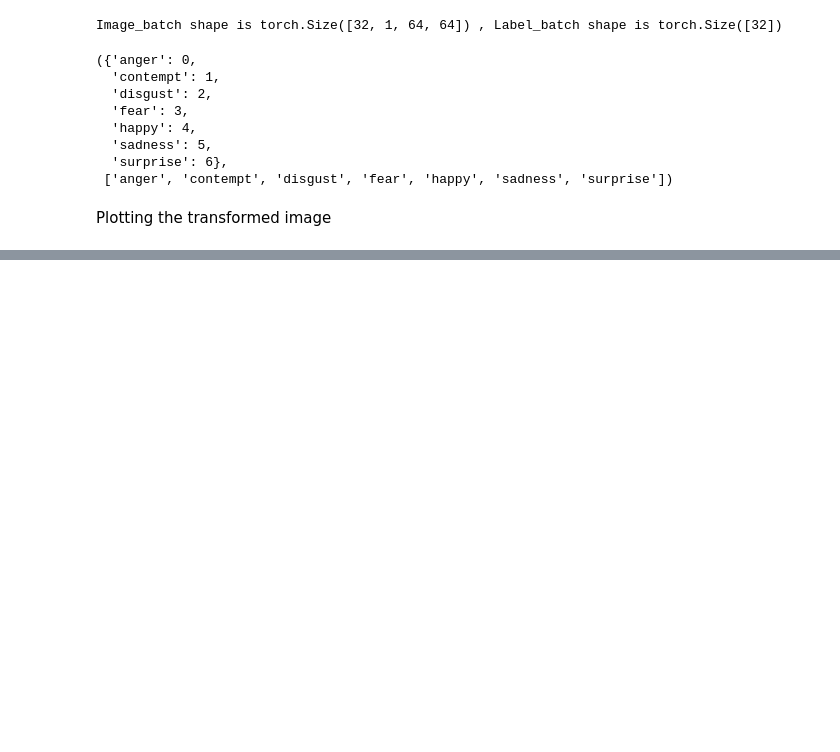
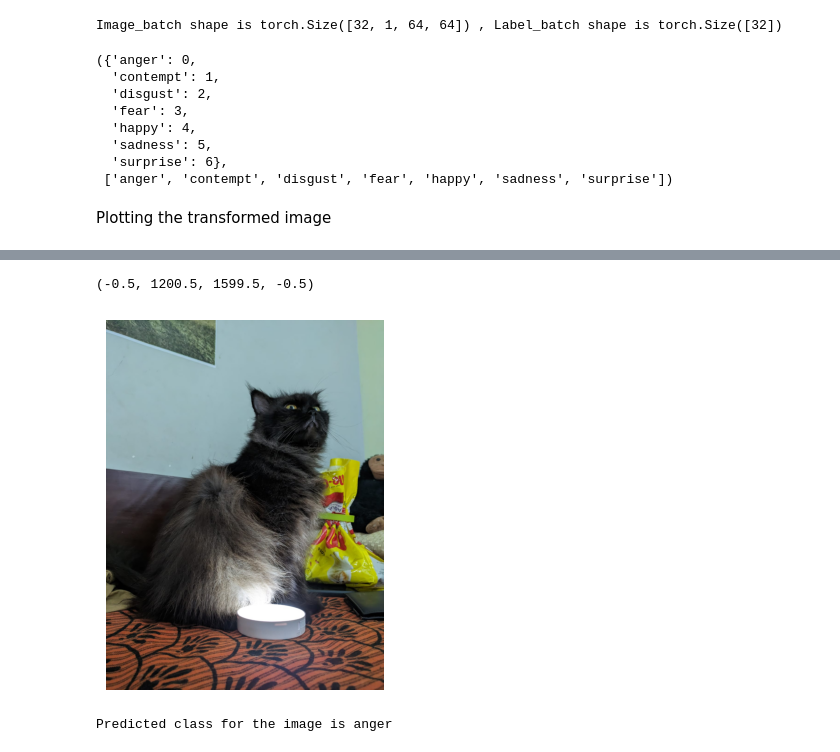
Before and after one commit to Pdinesh-k/Facial-Expression-Recognition, a Jupyter notebook: Facial_Expression_Recognition.ipynb, the cells around one changed output, grey strips where cells are left out. Saved outputs shown, nothing was run; the diff lists cells and outputs as text; code cells hidden in the pictures; blank space fills up the shorter version.

```diff
--- a/Facial_Expression_Recognition.ipynb
+++ b/Facial_Expression_Recognition.ipynb
@@ -336,0 +541,4 @@ display_random_images(train_data_custom , class_names , 10 , seed = None)
+# %%
+import torchvision
+target_image = torchvision.io.read_image(str("Annie.jpg")).type(torch.float32)/255
+target_image
@@ -336,0 +563,6 @@ display_random_images(train_data_custom , class_names , 10 , seed = None)
+# %%
+plt.imshow(target_image.permute(1,2,0))
+plt.axis("Off")
+# %% [output]
+(-0.5, 1200.5, 1599.5, -0.5)
+[figure, added]
@@ -336,0 +579,18 @@ display_random_images(train_data_custom , class_names , 10 , seed = None)
+# %%
+model_0.eval()
+
+with torch.inference_mode():
+  #target_image = target_image.unsqueeze(0)
+  target_image_pred = model_0(target_image)
+
+  target_image_prediction_label = torch.argmax(torch.softmax(target_image_pred , dim = 1),dim=1)
+
+  predicted_class_index = target_image_prediction_label[0].item()
+
+  # Get the class label using the index
+  predicted_class = class_names[predicted_class_index]
+
+  # Print the predicted class label
+  print(f"Predicted class for the image is {predicted_class}")
+# %% [output]
+Predicted class for the image is anger
```
Also changed, not shown: parts of 25 cells of this notebook.
